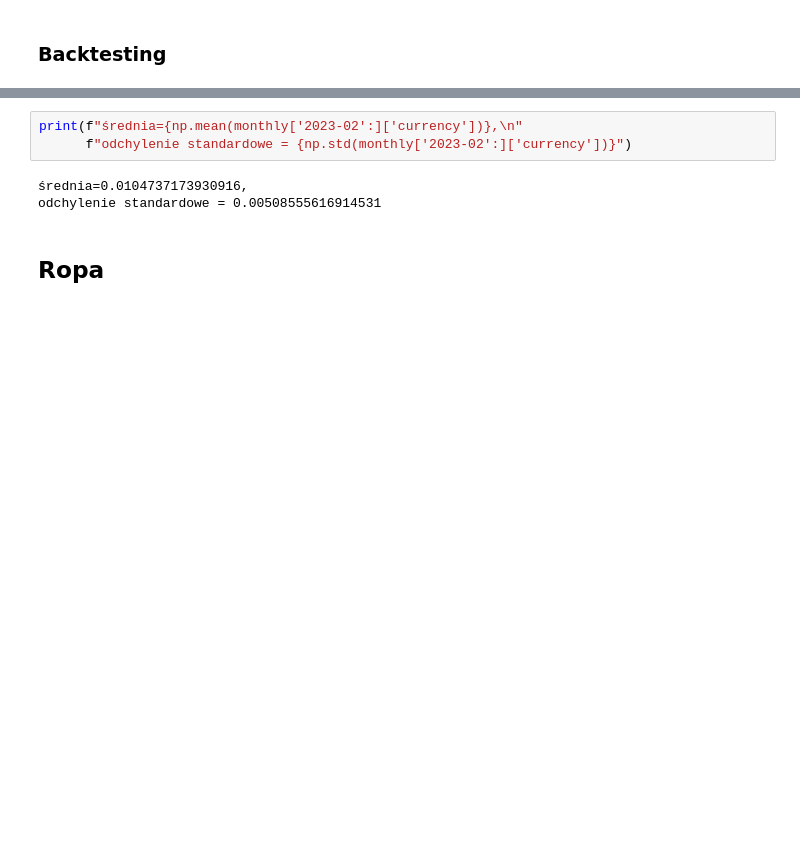
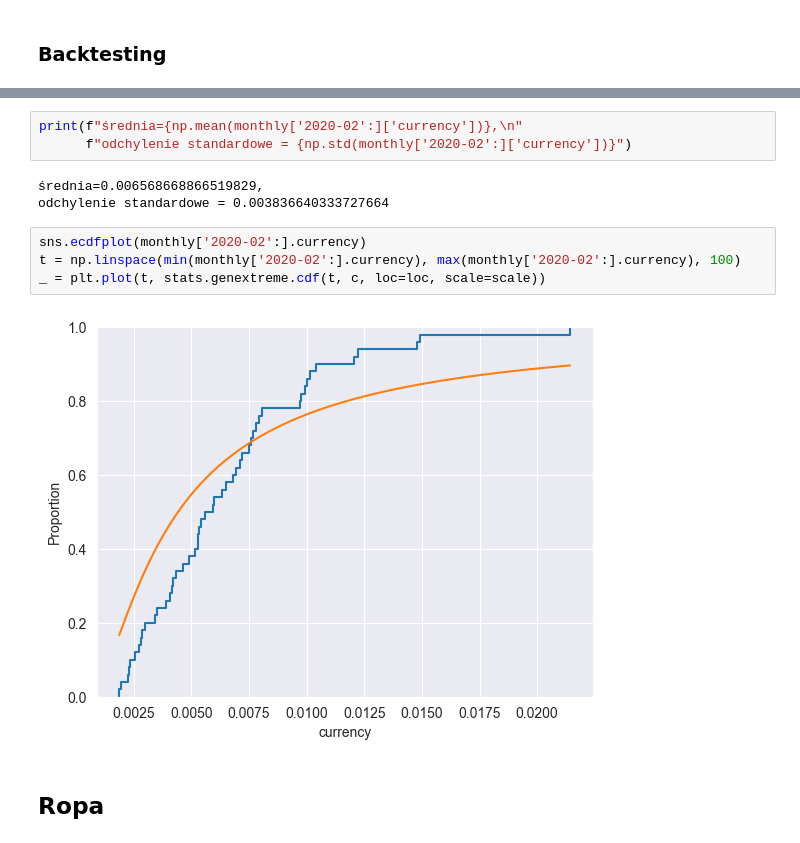
Before and after one commit to OlaHodera/risk, a Jupyter notebook: risk.ipynb, the cells around one changed output, grey strips where cells are left out. Saved outputs shown, nothing was run; the diff lists cells and outputs as text; blank space fills up the shorter version.

```diff
--- a/risk.ipynb
+++ b/risk.ipynb
@@ -48,9 +52,15 @@ Dobrane parametry: c=-0.8254288263122577, loc=0.003810623827382461, scale=0.0021
 # %%
-print(f"średnia={np.mean(monthly['2023-02':]['currency'])},\n"
-      f"odchylenie standardowe = {np.std(monthly['2023-02':]['currency'])}")
+print(f"średnia={np.mean(monthly['2020-02':]['currency'])},\n"
+      f"odchylenie standardowe = {np.std(monthly['2020-02':]['currency'])}")
 # %% [output]
-średnia=0.0104737173930916,
-odchylenie standardowe = 0.00508555616914531
+średnia=0.006568668866519829,
+odchylenie standardowe = 0.003836640333727664
+# %%
+sns.ecdfplot(monthly['2020-02':].currency)
+t = np.linspace(min(monthly['2020-02':].currency), max(monthly['2020-02':].currency), 100)
+_ = plt.plot(t, stats.genextreme.cdf(t, c, loc=loc, scale=scale))
+# %% [output]
+[figure, added]
 # %% [markdown]
 ## Ropa
 # %%
```
Also changed, not shown: parts of 21 cells of this notebook.
